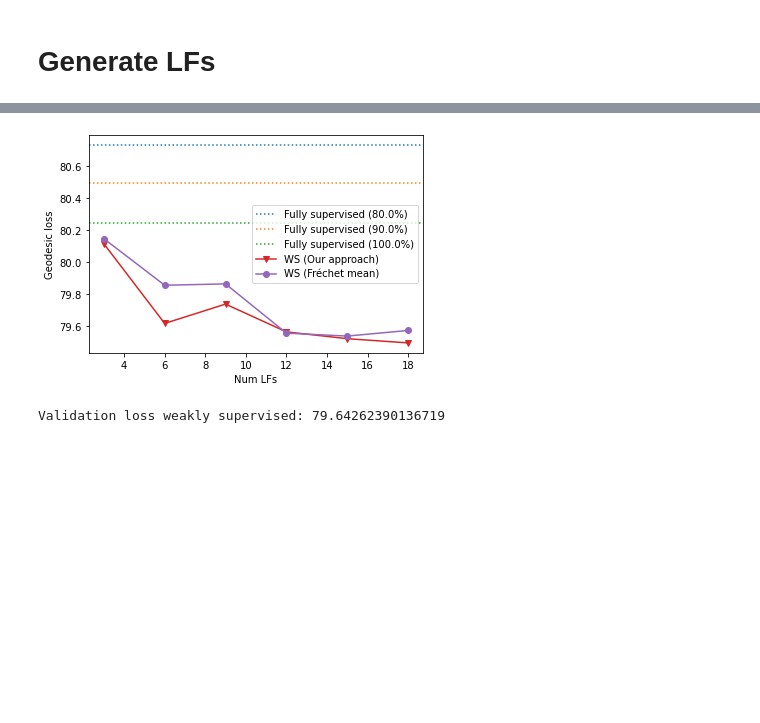
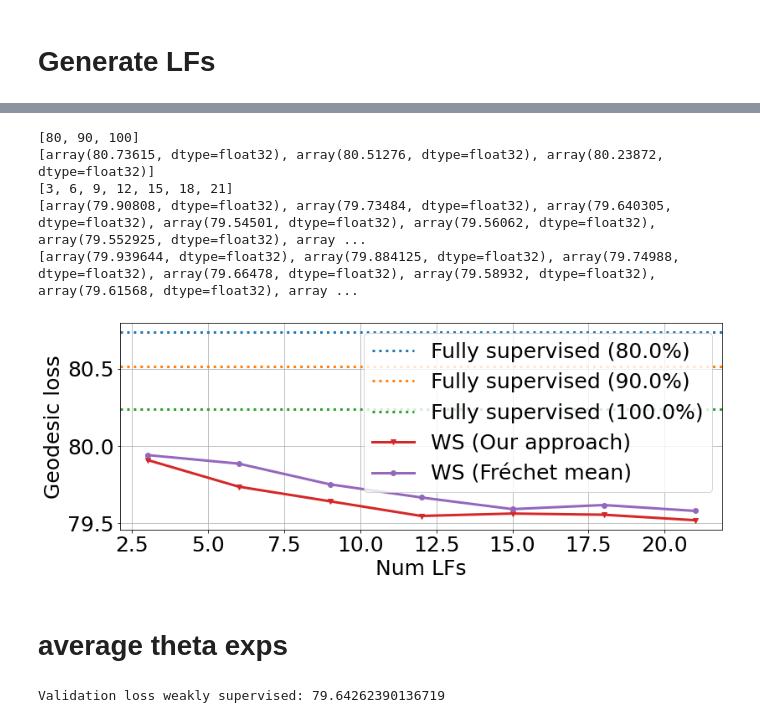
Before and after one commit to SprocketLab/universalizing-weak-supervision, a Jupyter notebook: notebooks/geodesic-regression/geodesic_regression.ipynb, the cells around one changed output, grey strips where cells are left out. Saved outputs shown, nothing was run; the diff lists cells and outputs as text; code cells hidden in the pictures; blank space fills up the shorter version.

Commit message:
Geodesic plot but better

```diff
--- a/notebooks/geodesic-regression/geodesic_regression.ipynb
+++ b/notebooks/geodesic-regression/geodesic_regression.ipynb
@@ -201,11 +201,11 @@ class LFGenerator():
         self.num_lfs = num_lfs
         self.sigs = []
 
-    def fit(self):
+    def fit(self, sep=15):
         for i in range(self.num_lfs):
             coin = np.random.randint(0, 2) * self.heterogeneous
             sig = np.random.uniform(
-                self.siglb + (coin*10), self.sigub + (coin*10))
+                self.siglb + (coin*sep), self.sigub + (coin*sep))
             self.sigs.append(sig)
 
     def predict(self, Y_true):
@@ -352,5 +352,5 @@ Validation loss clean: 80.24563598632812
 # %%
-num_lfs = [3, 6, 9, 12, 15, 18]
+num_lfs = [3, 6, 9, 12, 15, 18, 21]
 ws_losses = []
 vote_losses = []
 label_models = []
@@ -376,18 +384,40 @@ Validation loss weakly supervised: 79.68214416503906
 # %%
+plt.rcParams['font.size'] = '25'
+fig, ax = plt.subplots(1, 1, figsize=(12, 5))
+
 for i in range(len(fracs)):
-    plt.axhline(clean_losses[i], linestyle=':', color=f'C{i}',
+    ax.axhline(clean_losses[i], linestyle=':', color=f'C{i}', linewidth=3,
         label=f'Fully supervised ({(fracs[i]/n_train)*100}%)')
 
-plt.plot(num_lfs, ws_losses, '-v', label='WS (Our approach)', color='C3')
-plt.plot(num_lfs, vote_losses, '-o', label='WS (Fréchet mean)', color='C4')
-plt.ylabel('Geodesic loss')
-plt.xlabel('Num LFs')
-#plt.yscale('log')
-plt.legend()
-plt.savefig('geodesic-lfs.pdf')
+ax.plot(num_lfs, ws_losses, '-v', label='WS (Our approach)',
+    linewidth=3, color='C3')
+ax.plot(num_lfs, vote_losses, '-o', label='WS (Fréchet mean)',
+    linewidth=3, color='C4')
+
+print(fracs)
+print(clean_losses)
+print(num_lfs)
+print(ws_losses)
+print(vote_losses)
+
+
+ax.set_ylabel('Geodesic loss')
+ax.set_xlabel('Num LFs')
+#ax.yscale('log')
+ax.grid()
+ax.legend()
+plt.tight_layout()
+plt.savefig('geodesic_numLFs.pdf')
 plt.show()
 # %% [output]
+[80, 90, 100]
+[array(80.73615, dtype=float32), array(80.51276, dtype=float32), array(80.23872, dtype=float32)]
+[3, 6, 9, 12, 15, 18, 21]
+[array(79.90808, dtype=float32), array(79.73484, dtype=float32), array(79.640305, dtype=float32), array(79.54501, dtype=float32), array(79.56062, dtype=float32), array(79.552925, dtype=float32), array ...
+[array(79.939644, dtype=float32), array(79.884125, dtype=float32), array(79.74988, dtype=float32), array(79.66478, dtype=float32), array(79.58932, dtype=float32), array(79.61568, dtype=float32), array ...
-[figure, old version]
+[figure, new version]
+# %% [markdown]
+# average theta exps
 # %%
 siglbs = [1.5, 14.0]#3.0, 6.0, 12.0]
 num_lf = 9
```
Also changed, not shown: parts of 3 cells of this notebook, 2 other files.
